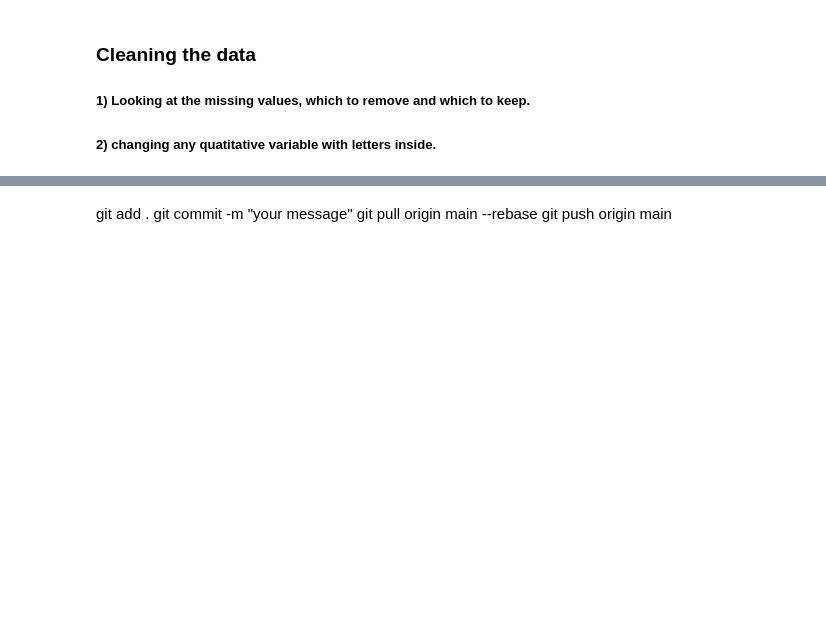
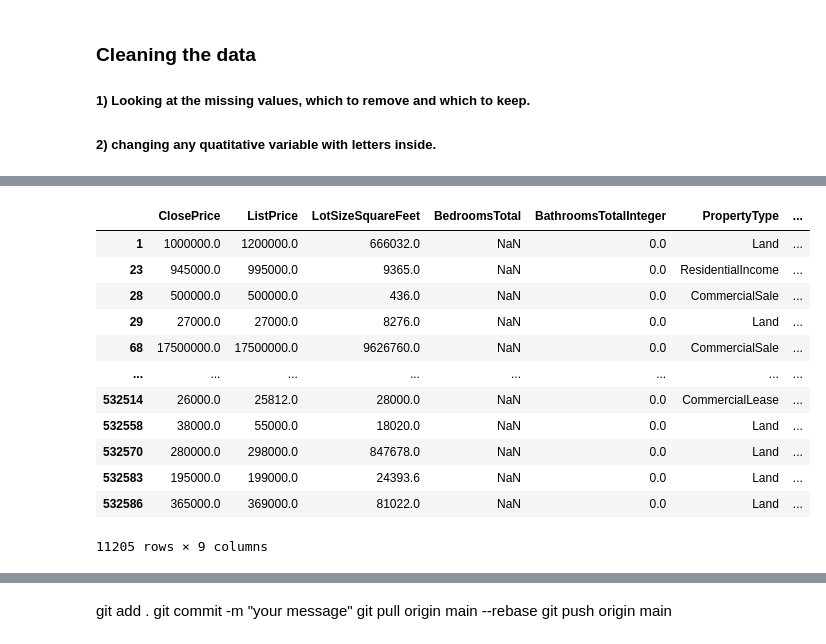
Before and after one commit to DeeptiKhetan/idx-data-analyst, a Jupyter notebook: analysis.ipynb, the cells around one changed output, grey strips where cells are left out. Drawn from its saved outputs; the diff is of its cells as text; code cells hidden in the pictures; blank space fills up the shorter version.

```diff
--- a/analysis.ipynb
+++ b/analysis.ipynb
@@ -227,0 +285,16 @@ df_sold_new.head()
+# %%
+df_sold_new[df_sold_new["BathroomsTotalInteger"] == 0]
+# %% [output]
+|  | ClosePrice | ListPrice | LotSizeSquareFeet | BedroomsTotal | BathroomsTotalInteger | PropertyType | ... |
+| 1 | 1000000.0 | 1200000.0 | 666032.0 | NaN | 0.0 | Land | ... |
+| 23 | 945000.0 | 995000.0 | 9365.0 | NaN | 0.0 | ResidentialIncome | ... |
+| 28 | 500000.0 | 500000.0 | 436.0 | NaN | 0.0 | CommercialSale | ... |
+| 29 | 27000.0 | 27000.0 | 8276.0 | NaN | 0.0 | Land | ... |
+| 68 | 17500000.0 | 17500000.0 | 9626760.0 | NaN | 0.0 | CommercialSale | ... |
+| ... | ... | ... | ... | ... | ... | ... | ... |
+| 532514 | 26000.0 | 25812.0 | 28000.0 | NaN | 0.0 | CommercialLease | ... |
+| 532558 | 38000.0 | 55000.0 | 18020.0 | NaN | 0.0 | Land | ... |
+| 532570 | 280000.0 | 298000.0 | 847678.0 | NaN | 0.0 | Land | ... |
+| 532583 | 195000.0 | 199000.0 | 24393.6 | NaN | 0.0 | Land | ... |
+| 532586 | 365000.0 | 369000.0 | 81022.0 | NaN | 0.0 | Land | ... |
+11205 rows × 9 columns
```
Also changed, not shown: parts of 22 cells of this notebook.
